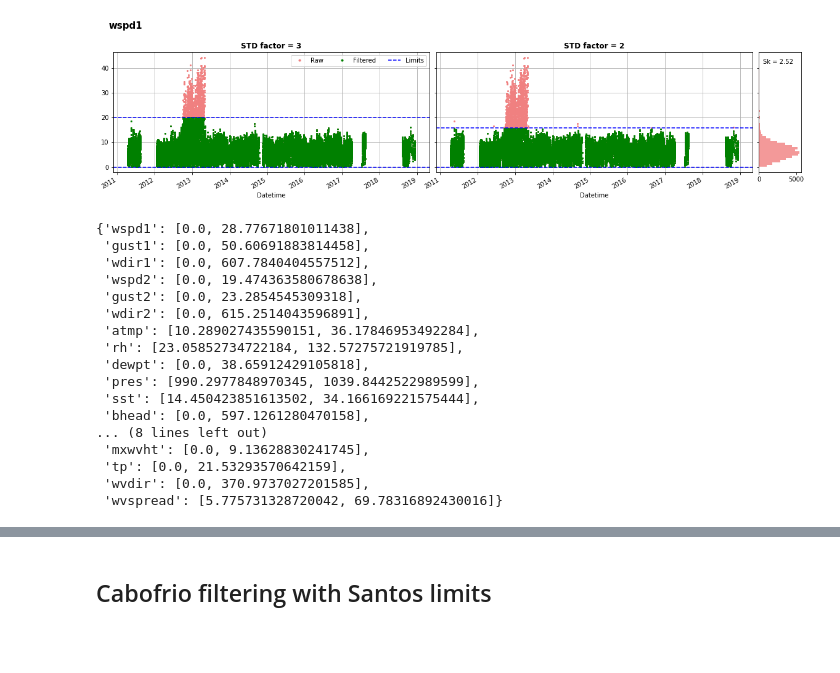
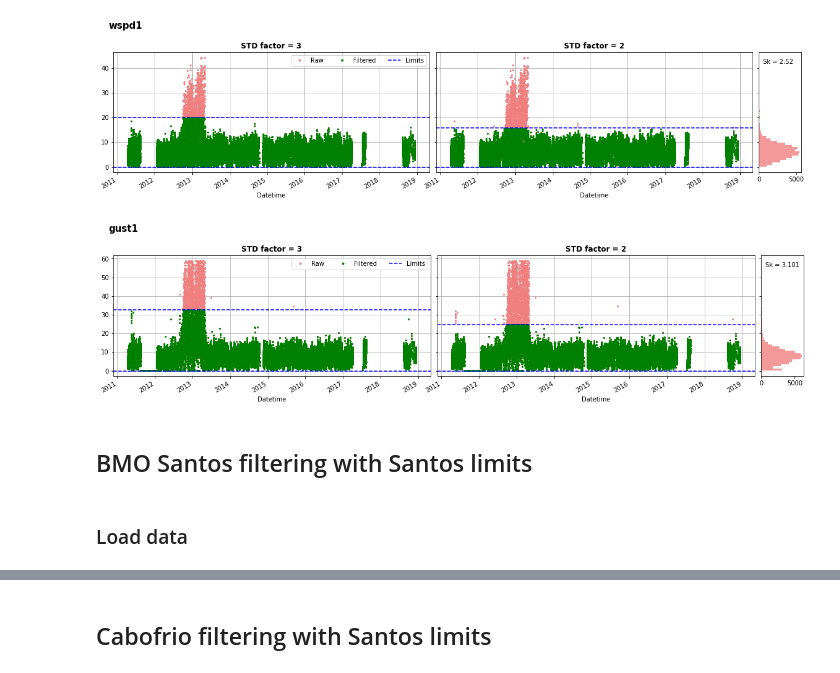
Before and after one commit to PNBOIA-Brasil/pnboia_qc, a Jupyter notebook: notebooks/limits_generation/santos_qc.ipynb, the cells around one changed output, grey strips where cells are left out. Drawn from its saved outputs; the diff is of its cells as text; code cells hidden in the pictures; blank space fills up the shorter version.

```diff
--- a/notebooks/limits_generation/santos_qc.ipynb
+++ b/notebooks/limits_generation/santos_qc.ipynb
@@ -245,23 +276,18 @@ plot_comparison(factor1=3,
 plt.show()
 # %% [output]
 [figure]
-# %%
-santos_out_lims_dict_2
-# %% [output]
-{'wspd1': [0.0, 28.77671801011438],
- 'gust1': [0.0, 50.60691883814458],
- 'wdir1': [0.0, 607.7840404557512],
- 'wspd2': [0.0, 19.474363580678638],
- 'gust2': [0.0, 23.2854545309318],
- 'wdir2': [0.0, 615.2514043596891],
- 'atmp': [10.289027435590151, 36.17846953492284],
- 'rh': [23.05852734722184, 132.57275721919785],
- 'dewpt': [0.0, 38.65912429105818],
- 'pres': [990.2977848970345, 1039.8442522989599],
- 'sst': [14.450423851613502, 34.166169221575444],
- 'bhead': [0.0, 597.1261280470158],
-... (8 lines left out)
- 'mxwvht': [0.0, 9.13628830241745],
- 'tp': [0.0, 21.53293570642159],
- 'wvdir': [0.0, 370.9737027201585],
- 'wvspread': [5.775731328720042, 69.78316892430016]}
+# %%
+param = 'gust1'
+plot_comparison(factor1=3,
+                    factor2=2,
+                    data=santos,
+                    limits=santos_lims,
+                    buoy='santos',
+                    parameter=param)
+plt.show()
+# %% [output]
+[figure, added]
+# %% [markdown]
+## BMO Santos filtering with Santos limits
+# %% [markdown]
+### Load data
```
Also changed, not shown: parts of 19 cells of this notebook.
